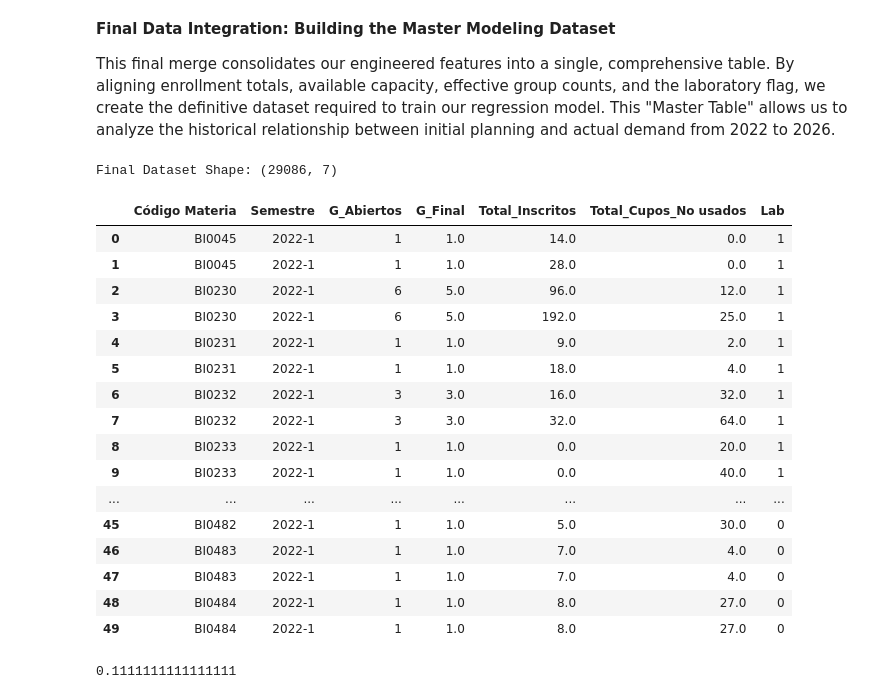
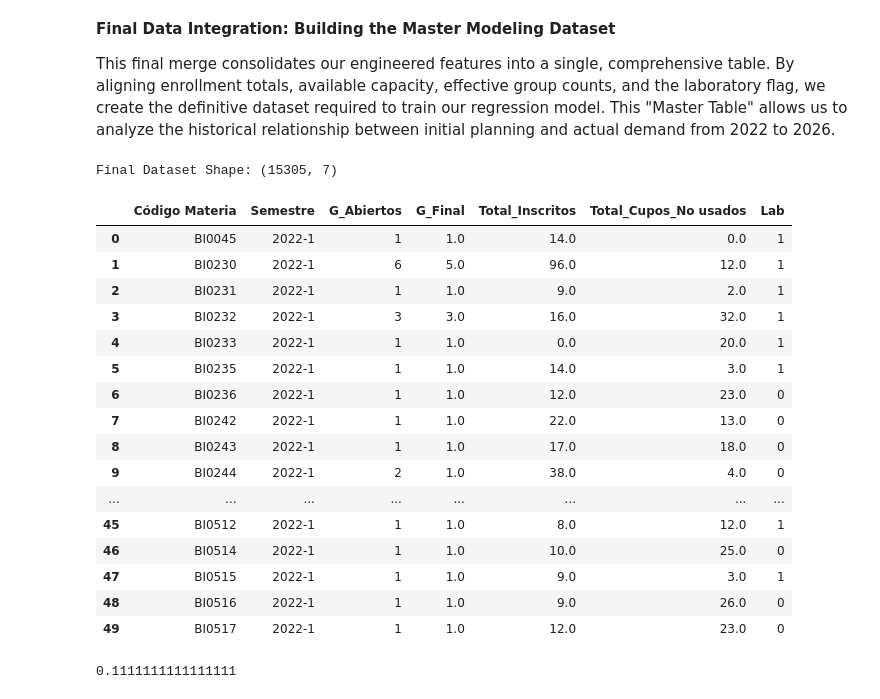
Before and after one commit to SaraMR9/Maestria---Fundamentos-en-ciencia-de-datos, a Jupyter notebook: Proyecto_Final/notebooks/20260207_Final_Project.ipynb, the cells around one changed output. Cells and saved outputs as stored; diff of their text form; code cells hidden in the pictures.

Commit message:
Limpie df_1 y df_12 para luego concatenar y que no hubiesen duplicados, y luego mi propuesta de EDA

```diff
--- a/Proyecto_Final/notebooks/20260207_Final_Project.ipynb
+++ b/Proyecto_Final/notebooks/20260207_Final_Project.ipynb
@@ -667,0 +686,6 @@ Periods covered: 9
+# %%
+df_1_sorted = df_1.sort_values(by=['Código Materia', 'Semestre'], ascending=[True, False])
+
+pd.set_option('display.max_columns', None)
+# Mostrar las primeras 20 filas
+df_1_sorted.head(20)
@@ -699,21 +748,19 @@ df_12 = df.copy()
 #Apply the filter: keep only 'Activo' and 'Detener Inscripción'
 df_12 = df_12[df_12["Nom Estado Clase"].isin(["Activo", "Detener Inscripción"])].copy()
 # %%
-# 1. Identificamos las materias (por Semestre) que tienen AL MENOS un componente 'Clase'
-materias_con_clase = df_12[df_12['Componente'] == 'Clase'][['Semestre', 'Código Materia']].drop_duplicates()
+# 1. Identificamos las materias que tienen AL MENOS un componente 'Clase' (Lista negra)
+# Usamos el dataframe original 'df' para asegurar que barremos toda la oferta
+materias_con_clase = df[df['Componente'] == 'Clase']['Código Materia'].unique()
 
-# 2. Realizamos un 'Left Merge' con indicador
-# Esto nos permite cruzar tu data original con la lista de materias "prohibidas"
-merged = df_12.merge(materias_con_clase, on=['Semestre', 'Código Materia'], how='left', indicator=True)
+# 2. Creamos el subset filtrando para que NO estén en esa lista negra
+df_solo_especiales = df_12[~df_12['Código Materia'].isin(materias_con_clase)].copy()
 
-# 3. Filtramos para quedarnos solo con lo que NO coincidió (left_only)
-# Es decir, conservamos solo las materias que NO aparecieron en la lista de 'materias_con_clase'
-df_subset = merged[merged['_merge'] == 'left_only'].drop(columns=['_merge'])
+# 3. Eliminamos duplicados por sección (evita duplicar por horarios de una misma sección)
+df_unique_sections_12 = df_solo_especiales.drop_duplicates(subset=['Semestre', 'Código Materia', 'Número de Clase'])
 
 # --- Verificación ---
 print(f"Dimensiones originales: {df_12.shape}")
-print(f"Dimensiones del subset (Solo Labs/Otros): {df_subset.shape}")
-print("\nEjemplo de materias conservadas:")
-print(df_subset.head())
+print(f"Dimensiones del subset (Solo Labs/Otros puros): {df_solo_especiales.shape}")
+print(f"Dimensiones únicas por sección: {df_unique_sections_12.shape}")
 # %% [output]
 Dimensiones originales: (49637, 19)
@@ -785,2 +801,9 @@ Periods covered: 9
 # %% [markdown]
 concatenate df_1 and df_12 as df_1
+# %%
+# Forzamos a df_1 a contener SOLO materias que son componente Clase
+# Esto elimina las 25 materias "coladas" que están causando el solapamiento
+df_1_final = df_1[df_1['Código Materia'].isin(materias_con_clase)].copy()
+
+num_duplicados = df_12.duplicated(subset=['Semestre', 'Código Materia']).sum()
+print(f"Duplicados en llaves de df_12: {num_duplicados}")
@@ -787,4 +812,6 @@ concatenate df_1 and df_12 as df_1
 # %%
-df_1 = pd.concat([df_1, df_12], ignore_index=True).copy()
-df_1.shape
+# Unimos la demanda de materias con clase (df_1) y materias especiales (df_12)
+df_1_12 = pd.concat([df_1_final, df_12], ignore_index=True).copy()
+
+print(f"Dimensiones finales del dataset consolidado (df_1_12): {df_1.shape}")
 # %% [output]
@@ -1008,53 +1040,53 @@ This final merge consolidates our engineered features into a single, comprehensi
 # 1. Starting the merge process using df_2 (Initial Plan) as the base
 # We use a left join to see how many of the initially opened groups
 # have corresponding records in demand and outcomes.
-df_final = pd.merge(df_2, df_1, on=['Semestre', 'Código Materia'], how='left')
+df_final = pd.merge(df_2, df_1_12, on=['Semestre', 'Código Materia'], how='left')
 
 # 2. Merging the Effective Groups count (df_3)
 df_final = pd.merge(df_final, df_3, on=['Semestre', 'Código Materia'], how='left')
 
 # 3. Merging the Lab/Component categorization (df_4)
 df_final = pd.merge(df_final, df_4, on=['Semestre', 'Código Materia'], how='left')
 
 #Reorder columns to the desired structure
 desired_order = [
     'Código Materia',
     'Semestre',
     'G_Abiertos',
     'G_Final',
     'Total_Inscritos',
     'Total_Cupos_No usados',
     'Lab'
 ]
 
 # Apply the reordering
 df_final = df_final[desired_order]
 
 
 
 # --- Initial Missing Data Check ---
 # We visualize the count of missing values per column to prepare for analysis
 print(f"Final Dataset Shape: {df_final.shape}")
 df_final.head(50)
 # %% [output]
-Final Dataset Shape: (29086, 7)
+Final Dataset Shape: (15305, 7)
 |  | Código Materia | Semestre | G_Abiertos | G_Final | Total_Inscritos | Total_Cupos_No usados | Lab |
 | 0 | BI0045 | 2022-1 | 1 | 1.0 | 14.0 | 0.0 | 1 |
-| 1 | BI0045 | 2022-1 | 1 | 1.0 | 28.0 | 0.0 | 1 |
-| 2 | BI0230 | 2022-1 | 6 | 5.0 | 96.0 | 12.0 | 1 |
-| 3 | BI0230 | 2022-1 | 6 | 5.0 | 192.0 | 25.0 | 1 |
-| 4 | BI0231 | 2022-1 | 1 | 1.0 | 9.0 | 2.0 | 1 |
-| 5 | BI0231 | 2022-1 | 1 | 1.0 | 18.0 | 4.0 | 1 |
-| 6 | BI0232 | 2022-1 | 3 | 3.0 | 16.0 | 32.0 | 1 |
-| 7 | BI0232 | 2022-1 | 3 | 3.0 | 32.0 | 64.0 | 1 |
-| 8 | BI0233 | 2022-1 | 1 | 1.0 | 0.0 | 20.0 | 1 |
-| 9 | BI0233 | 2022-1 | 1 | 1.0 | 0.0 | 40.0 | 1 |
+| 1 | BI0230 | 2022-1 | 6 | 5.0 | 96.0 | 12.0 | 1 |
+| 2 | BI0231 | 2022-1 | 1 | 1.0 | 9.0 | 2.0 | 1 |
+| 3 | BI0232 | 2022-1 | 3 | 3.0 | 16.0 | 32.0 | 1 |
+| 4 | BI0233 | 2022-1 | 1 | 1.0 | 0.0 | 20.0 | 1 |
+| 5 | BI0235 | 2022-1 | 1 | 1.0 | 14.0 | 3.0 | 1 |
+| 6 | BI0236 | 2022-1 | 1 | 1.0 | 12.0 | 23.0 | 0 |
+| 7 | BI0242 | 2022-1 | 1 | 1.0 | 22.0 | 13.0 | 0 |
+| 8 | BI0243 | 2022-1 | 1 | 1.0 | 17.0 | 18.0 | 0 |
+| 9 | BI0244 | 2022-1 | 2 | 1.0 | 38.0 | 4.0 | 0 |
 | ... | ... | ... | ... | ... | ... | ... | ... |
-| 45 | BI0482 | 2022-1 | 1 | 1.0 | 5.0 | 30.0 | 0 |
-| 46 | BI0483 | 2022-1 | 1 | 1.0 | 7.0 | 4.0 | 0 |
-| 47 | BI0483 | 2022-1 | 1 | 1.0 | 7.0 | 4.0 | 0 |
-| 48 | BI0484 | 2022-1 | 1 | 1.0 | 8.0 | 27.0 | 0 |
-| 49 | BI0484 | 2022-1 | 1 | 1.0 | 8.0 | 27.0 | 0 |
+| 45 | BI0512 | 2022-1 | 1 | 1.0 | 8.0 | 12.0 | 1 |
+| 46 | BI0514 | 2022-1 | 1 | 1.0 | 10.0 | 25.0 | 0 |
+| 47 | BI0515 | 2022-1 | 1 | 1.0 | 9.0 | 3.0 | 1 |
+| 48 | BI0516 | 2022-1 | 1 | 1.0 | 9.0 | 26.0 | 0 |
+| 49 | BI0517 | 2022-1 | 1 | 1.0 | 12.0 | 23.0 | 0 |
 # %%
 capacidad=96+12
 capacidad
```
Also changed, not shown: parts of 27 cells of this notebook, 2 other files.
